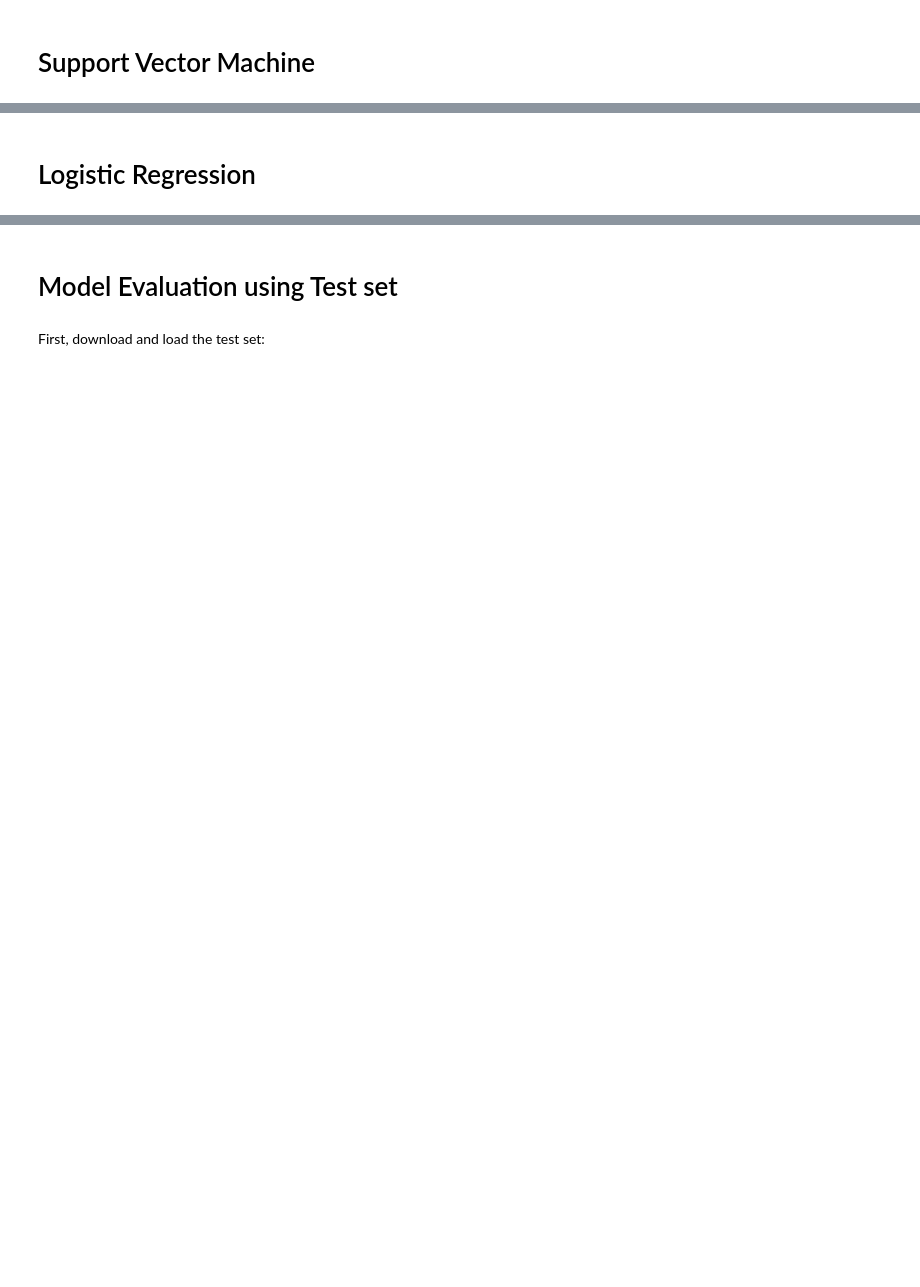
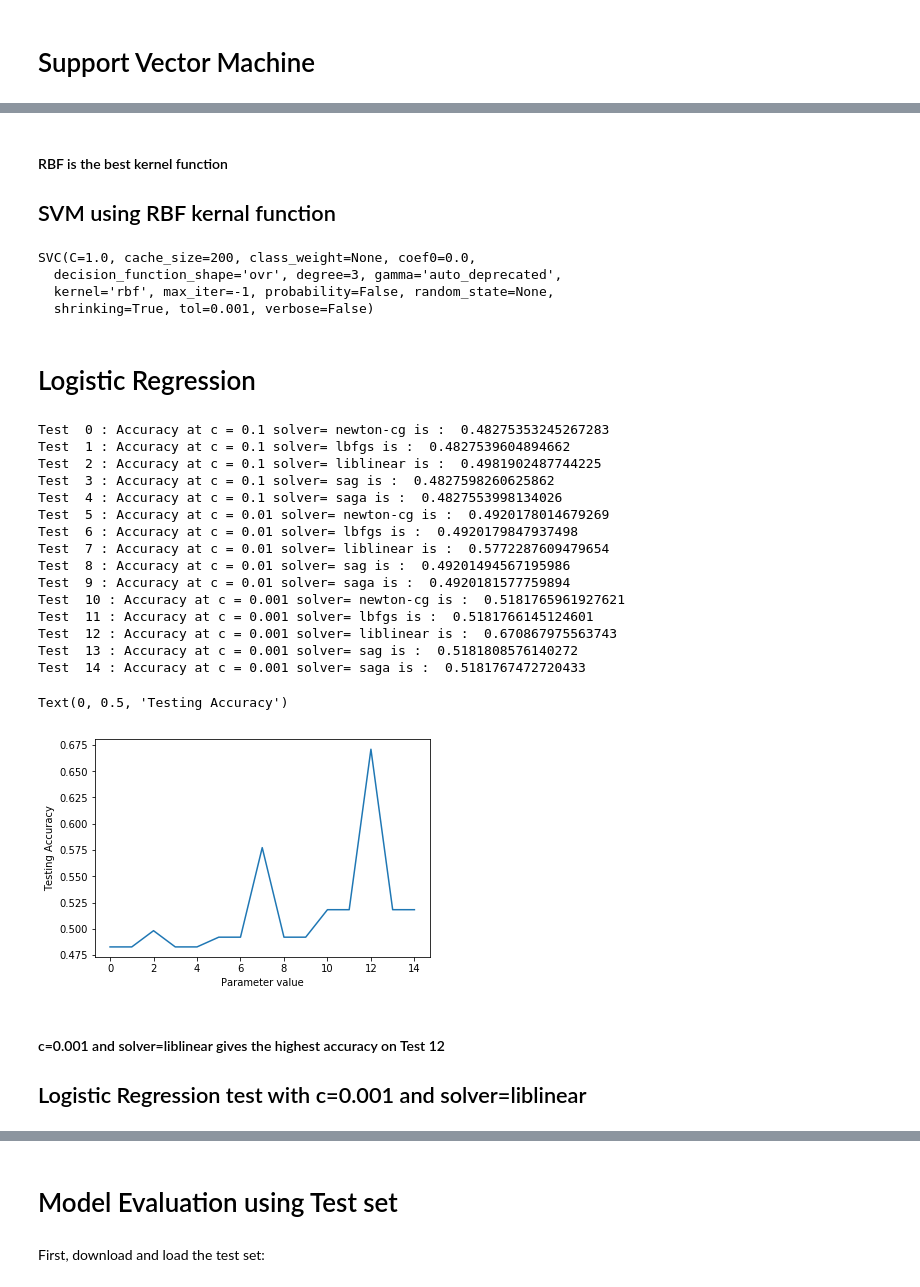
Before and after one commit to JPLAVALLEY/Portfolio, a Jupyter notebook: Data Science Machine Learning w. Python.ipynb, the cells around one changed output, grey strips where cells are left out. Saved outputs shown, nothing was run; the diff lists cells and outputs as text; code cells hidden in the pictures; blank space fills up the shorter version.

```diff
--- a/Data Science Machine Learning w. Python.ipynb
+++ b/Data Science Machine Learning w. Python.ipynb
@@ -291,2 +417,72 @@ Notice: You should find the best k to build the model with the best accuracy.
+# %% [markdown]
+#### RBF is the best kernel function
+
+## SVM using RBF kernal function
+# %%
+# for SVM
+from sklearn import svm
+# prepare SVM setting
+SVM = svm.SVC(kernel='rbf')
+# perform the test
+SVM.fit(X_train, y_train)
+SVM
+# %% [output]
+SVC(C=1.0, cache_size=200, class_weight=None, coef0=0.0,
+  decision_function_shape='ovr', degree=3, gamma='auto_deprecated',
+  kernel='rbf', max_iter=-1, probability=False, random_state=None,
+  shrinking=True, tol=0.001, verbose=False)
 # %% [markdown]
 # Logistic Regression
+# %%
+# for Logistic Regression
+from sklearn.linear_model import LogisticRegression
+from sklearn.metrics import log_loss
+
+# import Matplotlib (scientific plotting library)
+import matplotlib.pyplot as plt
+%matplotlib inline
+
+c_list = [0.1, 0.01, 0.001]
+solver_list = ['newton-cg', 'lbfgs', 'liblinear', 'sag', 'saga']
+idx = []
+
+accuracy_score = []
+for idx1, c in enumerate(c_list):
+    for idx2, sol in enumerate(solver_list):
+        idx.append(idx2 + idx1 * 5)
+        # perform the test
+        LR = LogisticRegression(C=c, solver=sol).fit(X_train, y_train)
+        # it can predict the outcome
+        lr_yhat = LR.predict(X_test)
+        lr_prob = LR.predict_proba(X_test)
+        print("Test ", (idx2 + idx1 * 5), ": Accuracy at c =", c,"solver=", sol,
+              "is : ", log_loss(y_test, lr_prob))
+        accuracy_score.append(log_loss(y_test, lr_prob))
+lr_prob = LR.predict_proba(X_test)
+log_loss(y_test, lr_prob)
+# plot the relationship between K and testing accuracy
+plt.plot(idx, accuracy_score)
+plt.xlabel('Parameter value')
+plt.ylabel('Testing Accuracy')
+# %% [output]
+Test  0 : Accuracy at c = 0.1 solver= newton-cg is :  0.48275353245267283
+Test  1 : Accuracy at c = 0.1 solver= lbfgs is :  0.4827539604894662
+Test  2 : Accuracy at c = 0.1 solver= liblinear is :  0.4981902487744225
+Test  3 : Accuracy at c = 0.1 solver= sag is :  0.4827598260625862
+Test  4 : Accuracy at c = 0.1 solver= saga is :  0.4827553998134026
+Test  5 : Accuracy at c = 0.01 solver= newton-cg is :  0.4920178014679269
+Test  6 : Accuracy at c = 0.01 solver= lbfgs is :  0.4920179847937498
+Test  7 : Accuracy at c = 0.01 solver= liblinear is :  0.5772287609479654
+Test  8 : Accuracy at c = 0.01 solver= sag is :  0.49201494567195986
+Test  9 : Accuracy at c = 0.01 solver= saga is :  0.4920181577759894
+Test  10 : Accuracy at c = 0.001 solver= newton-cg is :  0.5181765961927621
+Test  11 : Accuracy at c = 0.001 solver= lbfgs is :  0.5181766145124601
+Test  12 : Accuracy at c = 0.001 solver= liblinear is :  0.670867975563743
+Test  13 : Accuracy at c = 0.001 solver= sag is :  0.5181808576140272
+Test  14 : Accuracy at c = 0.001 solver= saga is :  0.5181767472720433
+Text(0, 0.5, 'Testing Accuracy')
+[figure, added]
+# %% [markdown]
+#### c=0.001 and solver=liblinear gives the highest accuracy on Test 12
+
+## Logistic Regression test with c=0.001 and solver=liblinear
```
Also changed, not shown: parts of 20 cells of this notebook.
